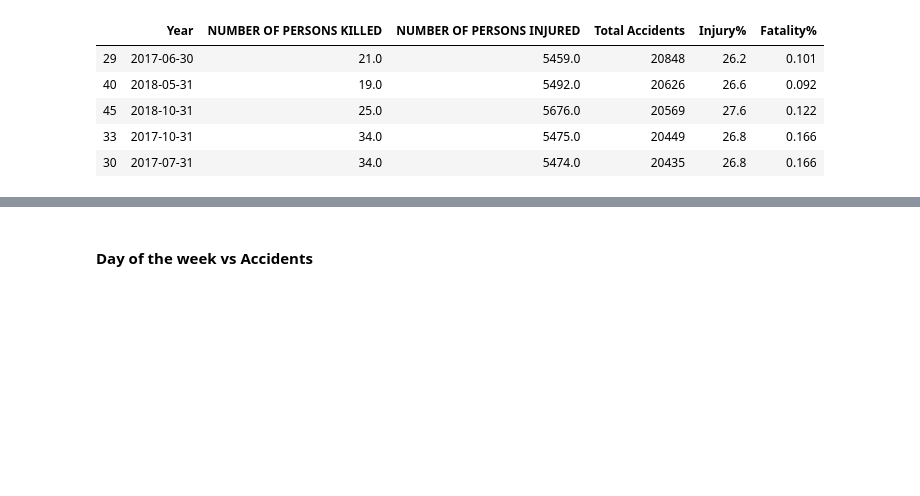
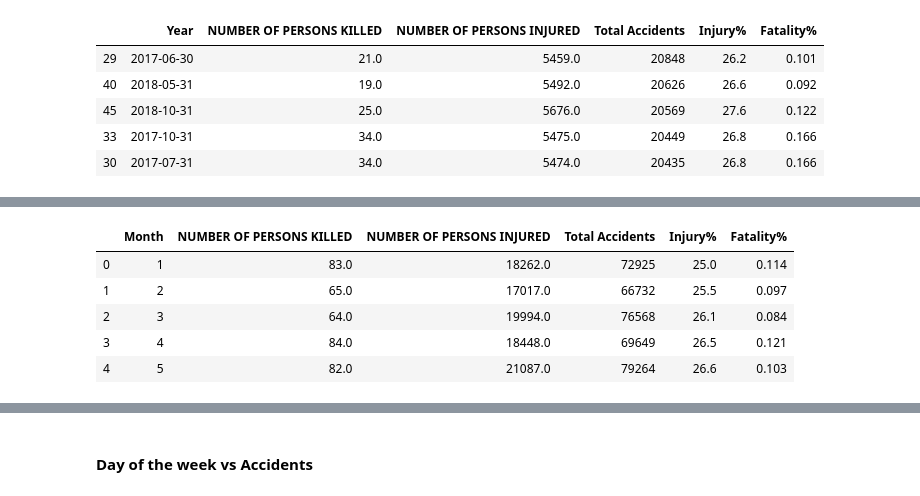
Before and after one commit to skhiearth/NYC-Motor-Vehicle-Collisions, a Jupyter notebook: NYC-Motor-Vehicle-Collisions.ipynb, the cells around one changed output, grey strips where cells are left out. Saved outputs shown, nothing was run; the diff lists cells and outputs as text; code cells hidden in the pictures; blank space fills up the shorter version.

```diff
--- a/NYC-Motor-Vehicle-Collisions.ipynb
+++ b/NYC-Motor-Vehicle-Collisions.ipynb
@@ -581,0 +582,27 @@ fig.savefig('plots/month_accidents_stats.png', dpi=500)
+# %%
+month_group = raw_data.copy()
+
+# Extracting the month
+month_group['Month'] = month_group['CRASH_DATE_TIME'].dt.month
+
+# Calculate the number of people killed, injured and total accidents for each month
+month_grouped = month_group.groupby(['Month'])\
+['NUMBER OF PERSONS KILLED', 'NUMBER OF PERSONS INJURED'].agg('sum').reset_index()
+
+month_grouped['Total Accidents'] = month_group.groupby(['Month']).size().\
+reset_index(name='NoOfAccidents').NoOfAccidents
+
+# Injuries and Fatalities as Percentages
+month_grouped['Injury%'] = round((month_grouped['NUMBER OF PERSONS INJURED']/month_grouped['Total Accidents'] * 100), 1)
+month_grouped['Fatality%'] = round((month_grouped['NUMBER OF PERSONS KILLED']/month_grouped['Total Accidents'] * 100), 3)
+
+month_grouped = month_grouped.sort_values('Month')
+
+month_grouped.head()
+# %% [output]
+|  | Month | NUMBER OF PERSONS KILLED | NUMBER OF PERSONS INJURED | Total Accidents | Injury% | Fatality% |
+| 0 | 1 | 83.0 | 18262.0 | 72925 | 25.0 | 0.114 |
+| 1 | 2 | 65.0 | 17017.0 | 66732 | 25.5 | 0.097 |
+| 2 | 3 | 64.0 | 19994.0 | 76568 | 26.1 | 0.084 |
+| 3 | 4 | 84.0 | 18448.0 | 69649 | 26.5 | 0.121 |
+| 4 | 5 | 82.0 | 21087.0 | 79264 | 26.6 | 0.103 |
```
Also changed, not shown: parts of 4 cells of this notebook, 4 other files.
